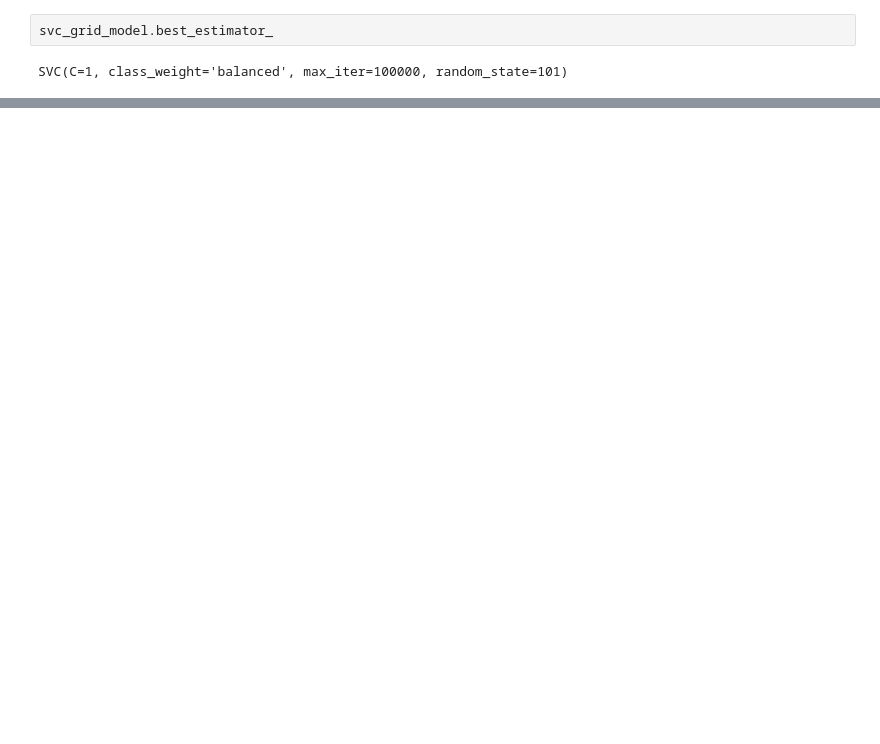
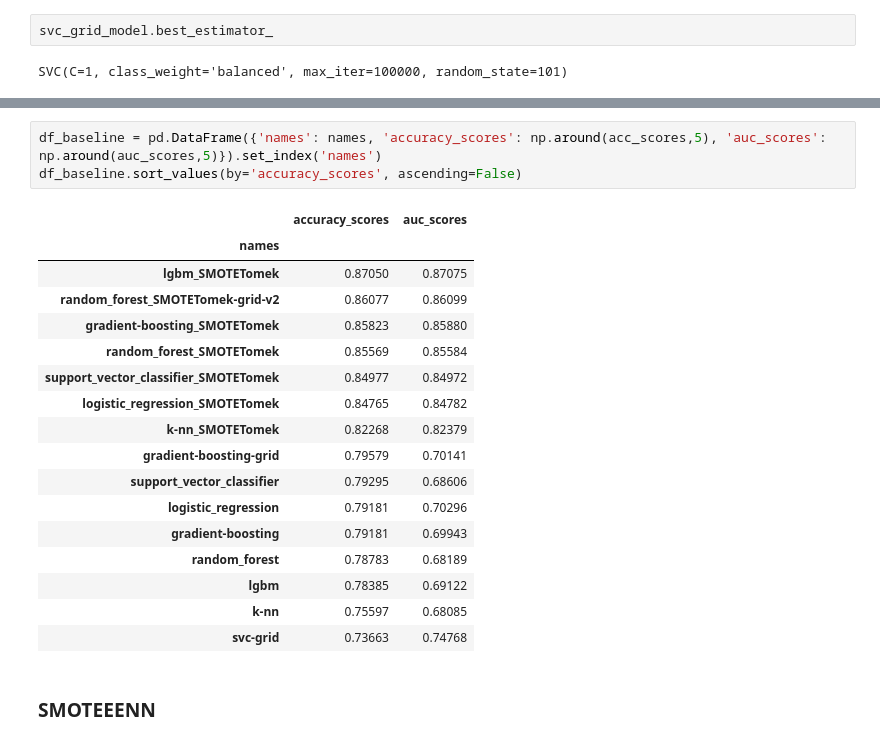
Before and after one commit to milin2109/customer_churn, a Jupyter notebook: Telco-Customer-Churn Notebook.ipynb, the cells around one changed output, grey strips where cells are left out. Drawn from its saved outputs; the diff is of its cells as text; blank space fills up the shorter version.

```diff
--- a/Telco-Customer-Churn Notebook.ipynb
+++ b/Telco-Customer-Churn Notebook.ipynb
@@ -519,0 +620,23 @@ df_baseline.sort_values(by='accuracy_scores', ascending=False)
+# %%
+df_baseline = pd.DataFrame({'names': names, 'accuracy_scores': np.around(acc_scores,5), 'auc_scores': np.around(auc_scores,5)}).set_index('names')
+df_baseline.sort_values(by='accuracy_scores', ascending=False)
+# %% [output]
+|  | accuracy_scores | auc_scores |
+| names |  |  |
+| lgbm_SMOTETomek | 0.87050 | 0.87075 |
+| random_forest_SMOTETomek-grid-v2 | 0.86077 | 0.86099 |
+| gradient-boosting_SMOTETomek | 0.85823 | 0.85880 |
+| random_forest_SMOTETomek | 0.85569 | 0.85584 |
+| support_vector_classifier_SMOTETomek | 0.84977 | 0.84972 |
+| logistic_regression_SMOTETomek | 0.84765 | 0.84782 |
+| k-nn_SMOTETomek | 0.82268 | 0.82379 |
+| gradient-boosting-grid | 0.79579 | 0.70141 |
+| support_vector_classifier | 0.79295 | 0.68606 |
+| logistic_regression | 0.79181 | 0.70296 |
+| gradient-boosting | 0.79181 | 0.69943 |
+| random_forest | 0.78783 | 0.68189 |
+| lgbm | 0.78385 | 0.69122 |
+| k-nn | 0.75597 | 0.68085 |
+| svc-grid | 0.73663 | 0.74768 |
+# %% [markdown]
+### SMOTEEENN
```
Also changed, not shown: parts of 36 cells of this notebook.
